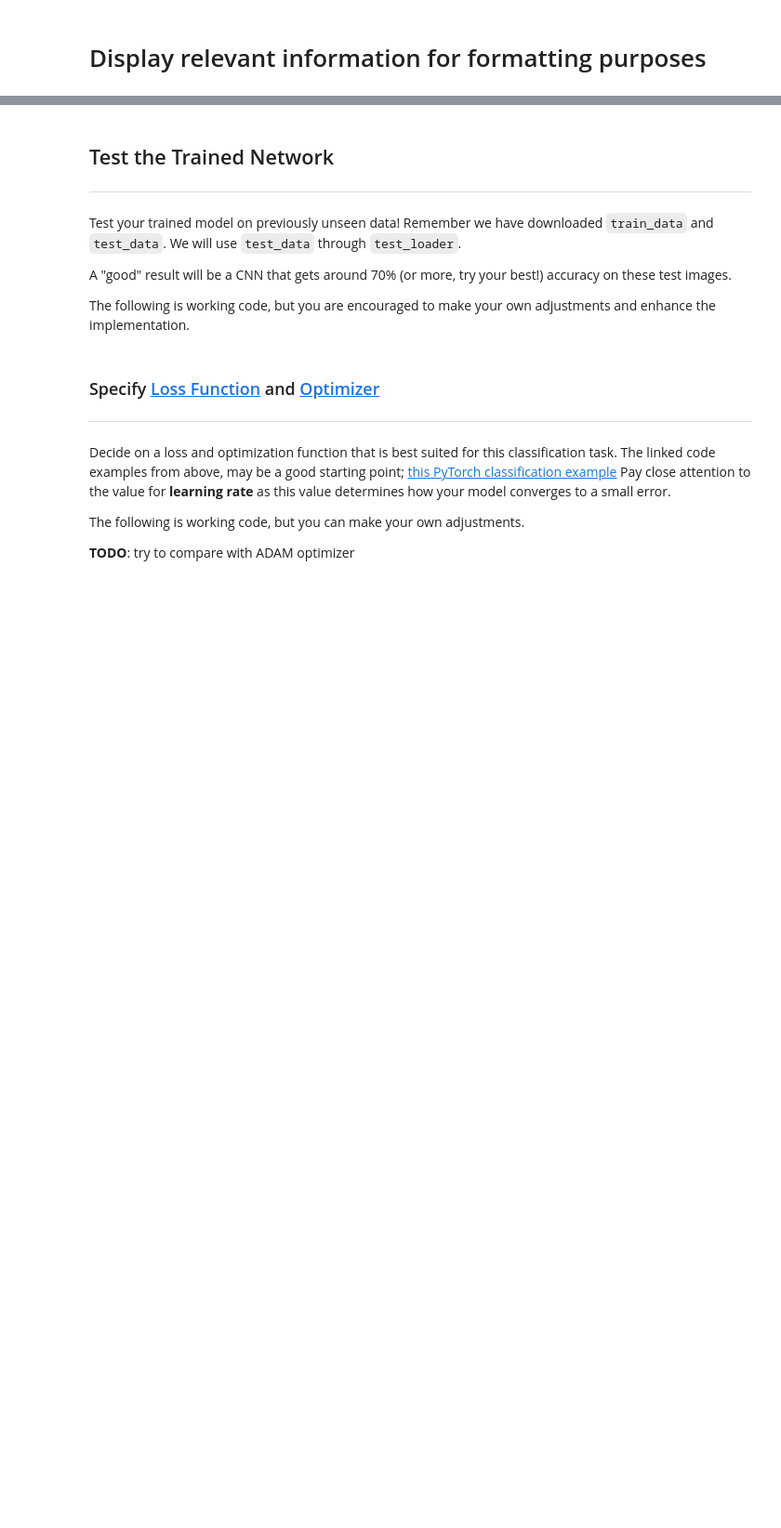
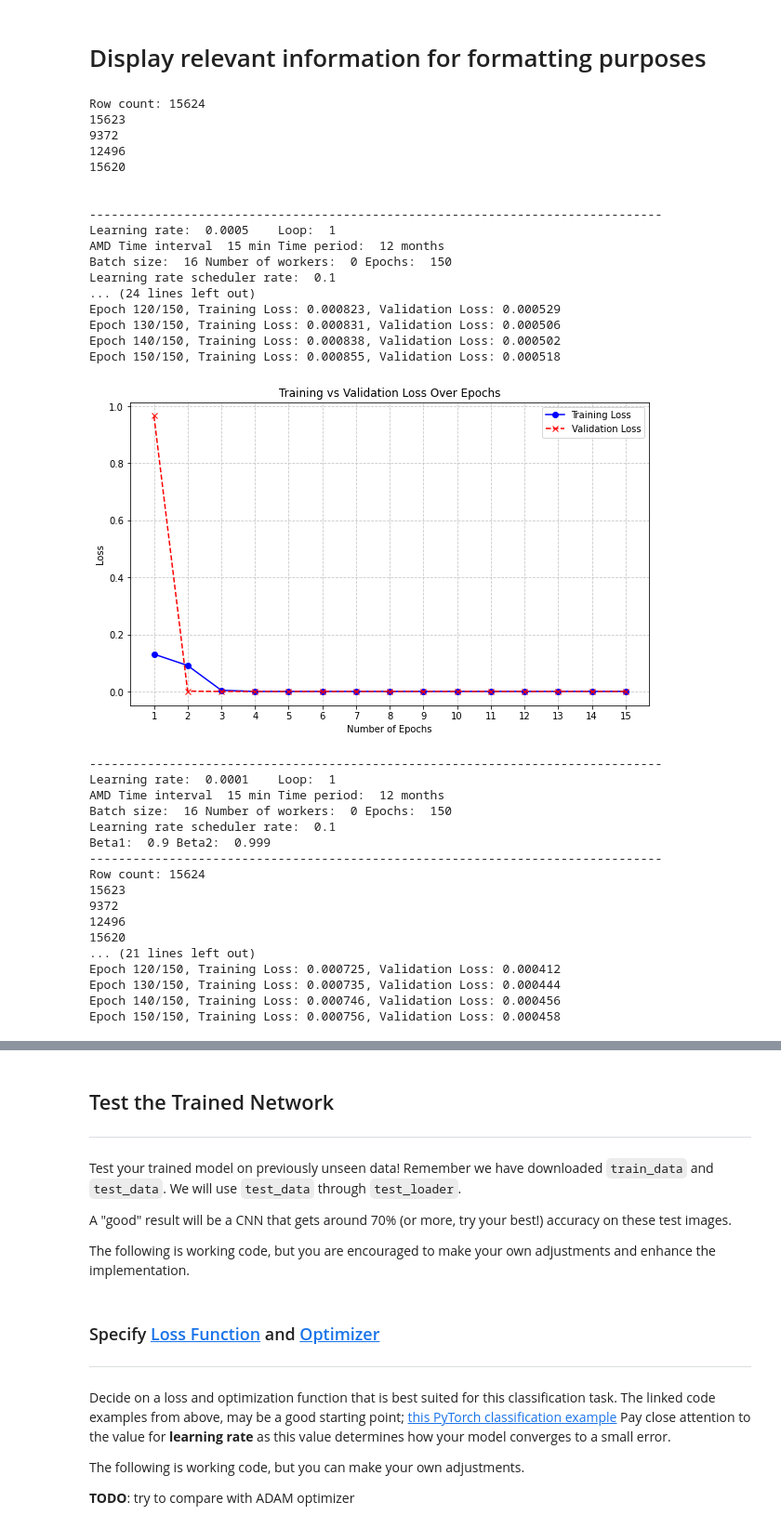
Before and after one commit to compscichris/CSCI611-NNSTOCKS, a Jupyter notebook: RNN.ipynb, the cells around one changed output, grey strips where cells are left out. Shown: that part at 93% size. Cells and saved outputs as stored; diff of their text form; code cells hidden in the pictures; blank space fills up the shorter version.

```diff
--- a/RNN.ipynb
+++ b/RNN.ipynb
@@ -117,10 +119,12 @@ class StockDataset(torch.utils.data.Dataset[float]):
 class RNN(nn.Module):
     def __init__(self):
         super(RNN, self).__init__()
+        self.dropout = nn.Dropout(p=0.5)
         self.rnn1 = nn.RNN(input_size=1, hidden_size=128, num_layers=2, nonlinearity='tanh', bias=True, batch_first=True, dropout=0.0, bidirectional=False, device=None, dtype=None)
         self.fc = nn.Linear(128, 1)
 
     def forward(self, x):
+        self.dropout(x)
         self.output, self.hidden = self.rnn1(x)
         prediction = self.fc(self.output[:, -1, :])
         return prediction.squeeze(-1)
@@ -251,16 +253,12 @@ Creates a matplotlib plot of the target values vs the predicted values.
 # %%
 def standardize_2d(data):
-    """
-    Standardizes a 2D array of data.
+    # Get the average
+    average_val = np.mean(data)
 
-    Parameters:
-    data (numpy.ndarray): A 2D array of data to be standardized.
+    # Get the standard deviation
+    std_val = np.std(data)
 
-    Returns:
-    numpy.ndarray: The standardized data.
-    """
-    average_val = np.mean(data)
-    std_val = np.std(data)
+    # Subtract the average and divide by the standard deviation
     standardized_data = (data - average_val) / std_val
     return standardized_data
 # %% [markdown]
@@ -667,7 +687,7 @@ if stock_data_source == "alpaca":
     stock_period="12" #months
     epochs = 150
     lr_scheduler_rate = 0.1
-    beta1 = 0.95
+    beta1 = 0.90
     beta2 = 0.999
 
 batch_size = 16
@@ -676,35 +696,86 @@ num_workers = 0
 skip_this_step = False
 
 if not skip_this_step:
     #test previous god perfoming rates learning rates
-    learning_rate_list = [0.00042]
+    learning_rate_list = [0.0005, 0.0001]
+    #learning_rate_list = [0.0005, 0.0001, 0.00005, 0.00001]
     best_lr = [[np.inf, np.inf] , [np.inf, np.inf]] #record two pairs of [loss, learning rate] to tune learning rate later
     best_lr_in_loop = np.inf
-    repeated_loops_per_lr = 3
-
+    repeated_loops_per_lr = 1
+    rnnControl = RNN_initializer(retrieve=True, name=stock_name, recomp=True, nval=1, ival=[5, "m"], pval=[7,"d"],
+                                batch_size=batch_size, num_workers=num_workers, epochs=epochs, learning_rate=0.001, lr_scheduler_rate=lr_scheduler_rate,
+                                beta1=beta1, beta2=beta2)
+    bestRNN = [rnnControl,None]
+    bestRNN_in_loop = rnnControl
     for lr in learning_rate_list:
         print("\n\n-------------------------------------------------------------------------------")
         print("Learning rate: ", lr, "   Loop: ", repeated_loops_per_lr)
         print(stock_name, "Time interval ", stock_interval, "min", "Time period: ", stock_period, 'months')
         print("Batch size: ", batch_size, "Number of workers: ", num_workers, "Epochs: ", epochs)
         print("Learning rate scheduler rate: ", lr_scheduler_rate)
         print("Beta1: ", beta1, "Beta2: ", beta2)
         print("-------------------------------------------------------------------------------")
 
         for i in range(repeated_loops_per_lr):
+            rnn1 = RNN_initializer(retrieve=False, name=stock_name, recomp=True, nval=1, ival=[5, "m"], pval=[7,"d"], batch_size=batch_size, num_workers=num_workers, epochs=epochs, learning_rate=lr, lr_scheduler_rate=lr_scheduler_rate, beta1=beta1, beta2=beta2)
+            #returns
             training_loss_array = []
             validation_loss_array = []
-            rnn1 = RNN_initializer(retrieve=True, name=stock_name, recomp=True, nval=1, ival=[5, "m"], pval=[7,"d"], batch_size=batch_size, num_workers=num_workers, epochs=epochs, learning_rate=lr, lr_scheduler_rate=lr_scheduler_rate, beta1=beta1, beta2=beta2)
             loss = rnn1.trainAndTest()
             if best_lr_in_loop > loss:
                 best_lr_in_loop = loss
-
+                bestRNN_in_loop = rnn1
+        #if found best lr, remove worst lr from list
         if best_lr_in_loop < best_lr[0][0]:
             best_lr[1] = best_lr[0]
             best_lr[0] = [best_lr_in_loop, lr]
+            bestRNN[1] = bestRNN[0]
+            bestRNN[0] = bestRNN_in_loop
+            #if
         elif best_lr_in_loop < best_lr[1][0]:
             best_lr[1] = [best_lr_in_loop, lr]
+            bestRNN[1] = bestRNN_in_loop
+        best_lr_in_loop = np.inf
 
         plot_loss(training_loss_array, validation_loss_array, epochs)
 
+    print("\n\nBest learning rate: ", best_lr[0][1], "   Loss: ", best_lr[0][0])
+    print("Second best learning rate: ", best_lr[1][1], "   Loss: ", best_lr[1][0])
+
 skip_this_step = False
+# %% [output]
+Row count: 15624
+15623
+9372
+12496
+15620
+
+
+-------------------------------------------------------------------------------
+Learning rate:  0.0005    Loop:  1
+AMD Time interval  15 min Time period:  12 months
+Batch size:  16 Number of workers:  0 Epochs:  150
+Learning rate scheduler rate:  0.1
+... (24 lines left out)
+Epoch 120/150, Training Loss: 0.000823, Validation Loss: 0.000529
+Epoch 130/150, Training Loss: 0.000831, Validation Loss: 0.000506
+Epoch 140/150, Training Loss: 0.000838, Validation Loss: 0.000502
+Epoch 150/150, Training Loss: 0.000855, Validation Loss: 0.000518
+[figure, added]
+-------------------------------------------------------------------------------
+Learning rate:  0.0001    Loop:  1
+AMD Time interval  15 min Time period:  12 months
+Batch size:  16 Number of workers:  0 Epochs:  150
+Learning rate scheduler rate:  0.1
+Beta1:  0.9 Beta2:  0.999
+-------------------------------------------------------------------------------
+Row count: 15624
+15623
+9372
+12496
+15620
+... (21 lines left out)
+Epoch 120/150, Training Loss: 0.000725, Validation Loss: 0.000412
+Epoch 130/150, Training Loss: 0.000735, Validation Loss: 0.000444
+Epoch 140/150, Training Loss: 0.000746, Validation Loss: 0.000456
+Epoch 150/150, Training Loss: 0.000756, Validation Loss: 0.000458
```
Also changed, not shown: parts of 9 cells of this notebook, 1 other file.
